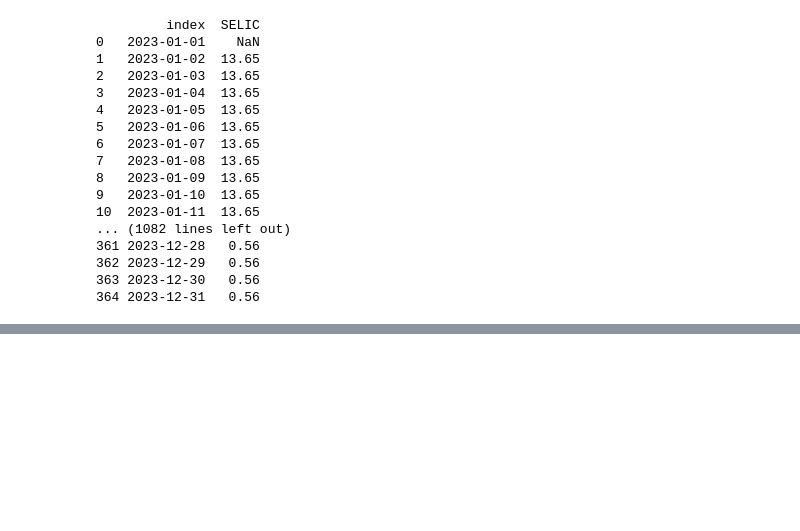
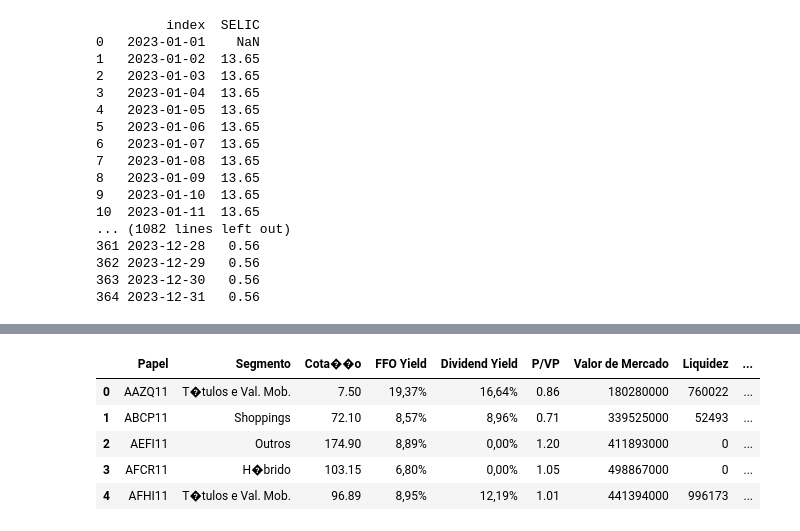
Before and after one commit to oflandesr/puc-projeto-integrador-6, a Jupyter notebook: scripts/teste.ipynb, the cells around one changed output, grey strips where cells are left out. Drawn from its saved outputs; the diff is of its cells as text; code cells hidden in the pictures; blank space fills up the shorter version.

```diff
--- a/scripts/teste.ipynb
+++ b/scripts/teste.ipynb
@@ -199,0 +236,9 @@ for tax_name, serie_code in TAXES_LIST.items():
+# %%
+df_fiis.head()
+# %% [output]
+|  | Papel | Segmento | Cota��o | FFO Yield | Dividend Yield | P/VP | Valor de Mercado | Liquidez | ... |
+| 0 | AAZQ11 | T�tulos e Val. Mob. | 7.50 | 19,37% | 16,64% | 0.86 | 180280000 | 760022 | ... |
+| 1 | ABCP11 | Shoppings | 72.10 | 8,57% | 8,96% | 0.71 | 339525000 | 52493 | ... |
+| 2 | AEFI11 | Outros | 174.90 | 8,89% | 0,00% | 1.20 | 411893000 | 0 | ... |
+| 3 | AFCR11 | H�brido | 103.15 | 6,80% | 0,00% | 1.05 | 498867000 | 0 | ... |
+| 4 | AFHI11 | T�tulos e Val. Mob. | 96.89 | 8,95% | 12,19% | 1.01 | 441394000 | 996173 | ... |
```
Also changed, not shown: parts of 3 cells of this notebook, 5 other files.
